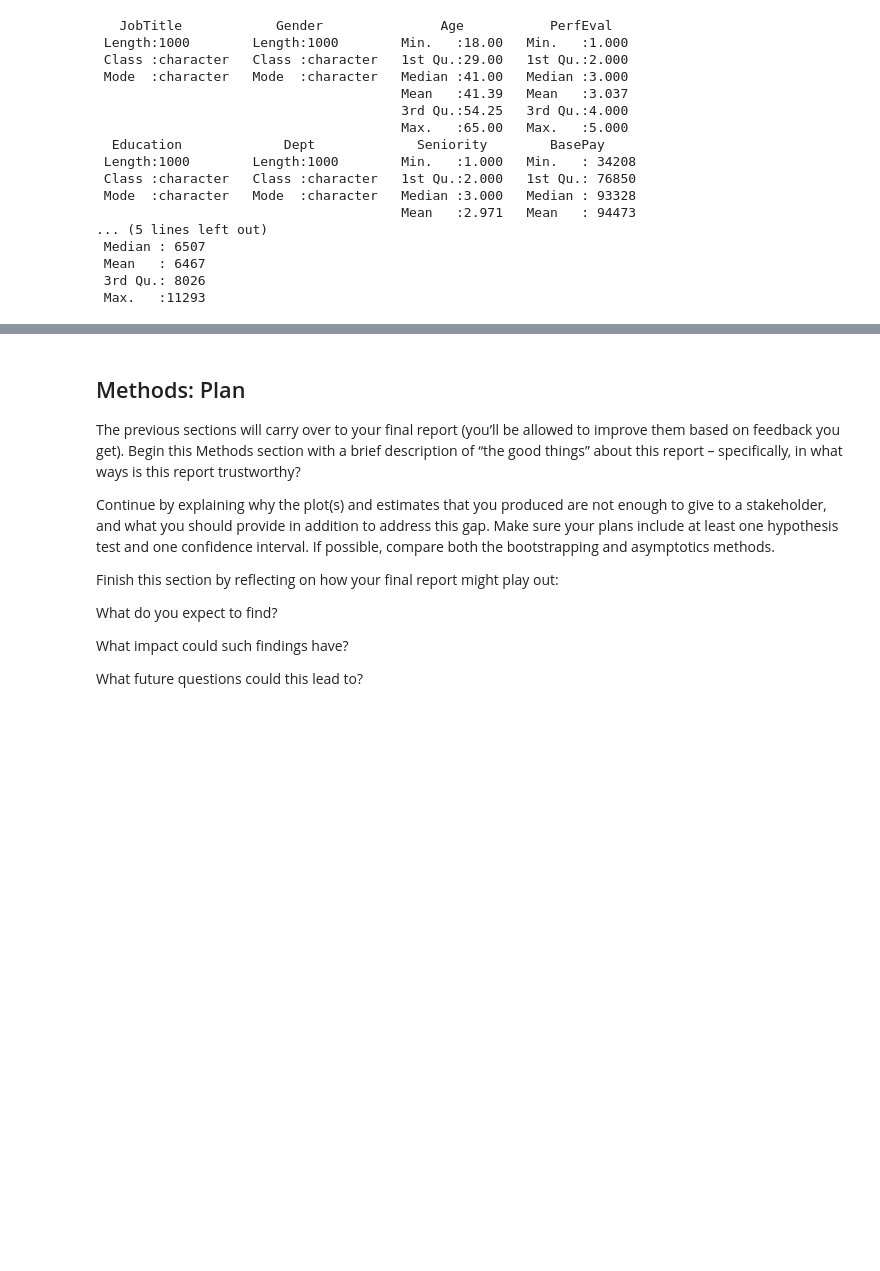
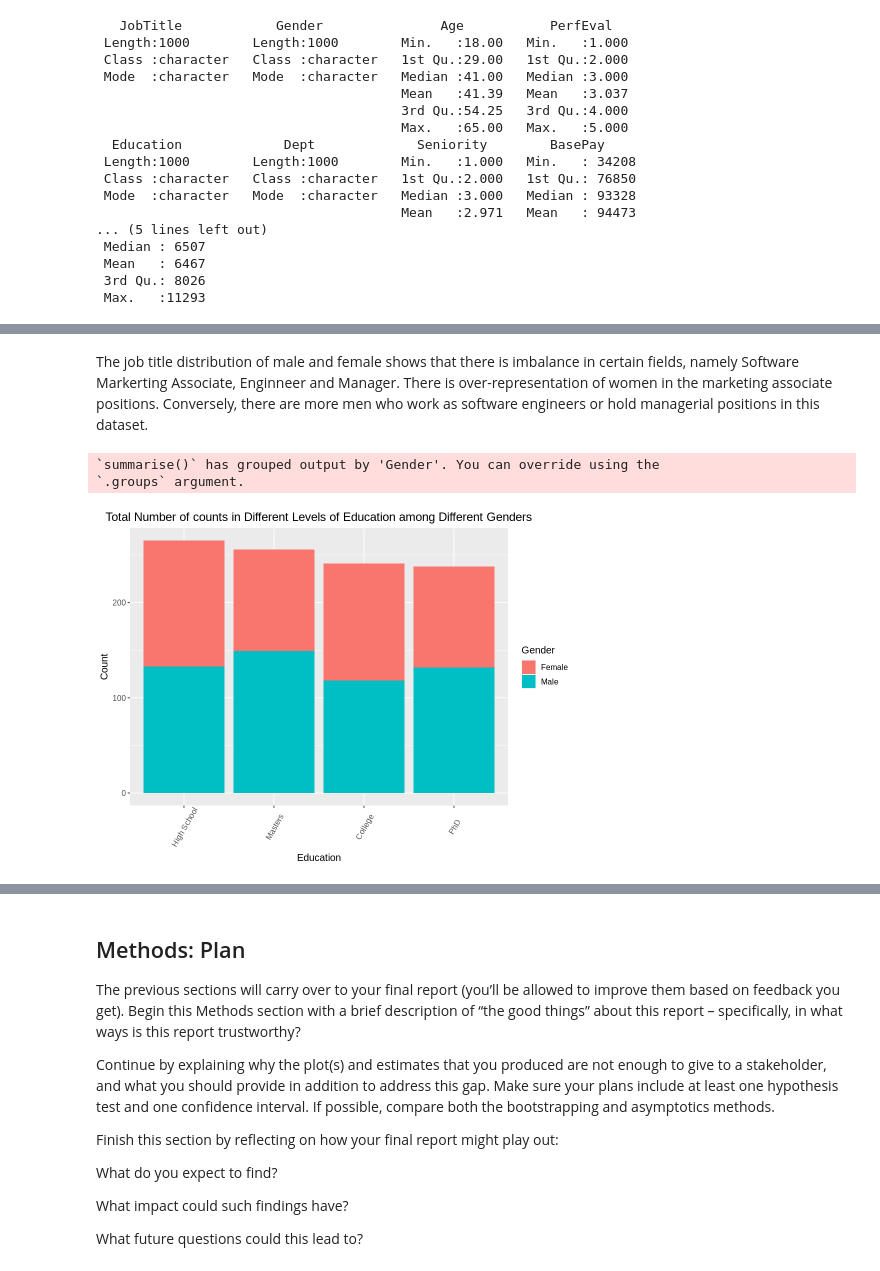
Before and after one commit to kristennli/stat201, a Jupyter notebook: Project Proposal.ipynb, the cells around one changed output, grey strips where cells are left out. Saved outputs shown, nothing was run; the diff lists cells and outputs as text; code cells hidden in the pictures; blank space fills up the shorter version.

```diff
--- a/Project Proposal.ipynb
+++ b/Project Proposal.ipynb
@@ -93,0 +185,26 @@ summary(df)
+# %% [markdown]
+The job title distribution of male and female shows that there is imbalance in certain fields, namely Software Markerting Associate, Enginneer and Manager. There is over-representation of women in the marketing associate positions. Conversely, there are more men who work as software engineers or hold managerial positions in this dataset.
+# %%
+# Education distribution
+education <- df %>%
+    group_by(Gender,Education) %>%
+    summarise(n=n())
+
+
+education_dist <- education %>%
+    ggplot(aes(x = reorder(Education, -n), y = n, fill = Gender))+
+  geom_bar(stat = 'identity')+
+  labs(x = "Education",
+       y = "Count",
+       fill = "Gender",
+       title = "Total Number of counts in Different Levels of Education among Different Genders")+
+  scale_color_brewer(palette = "Set3")+
+  theme(axis.text.x = element_text(angle = 60, vjust = 0.6, hjust=0.5),
+        text = element_text(size = 12))+
+  theme(plot.title = element_text(hjust = 0.5))
+
+education_dist
+# %% [output]
+`summarise()` has grouped output by 'Gender'. You can override using the
+`.groups` argument.
+[figure, added]
```
Also changed, not shown: parts of 14 cells of this notebook.
